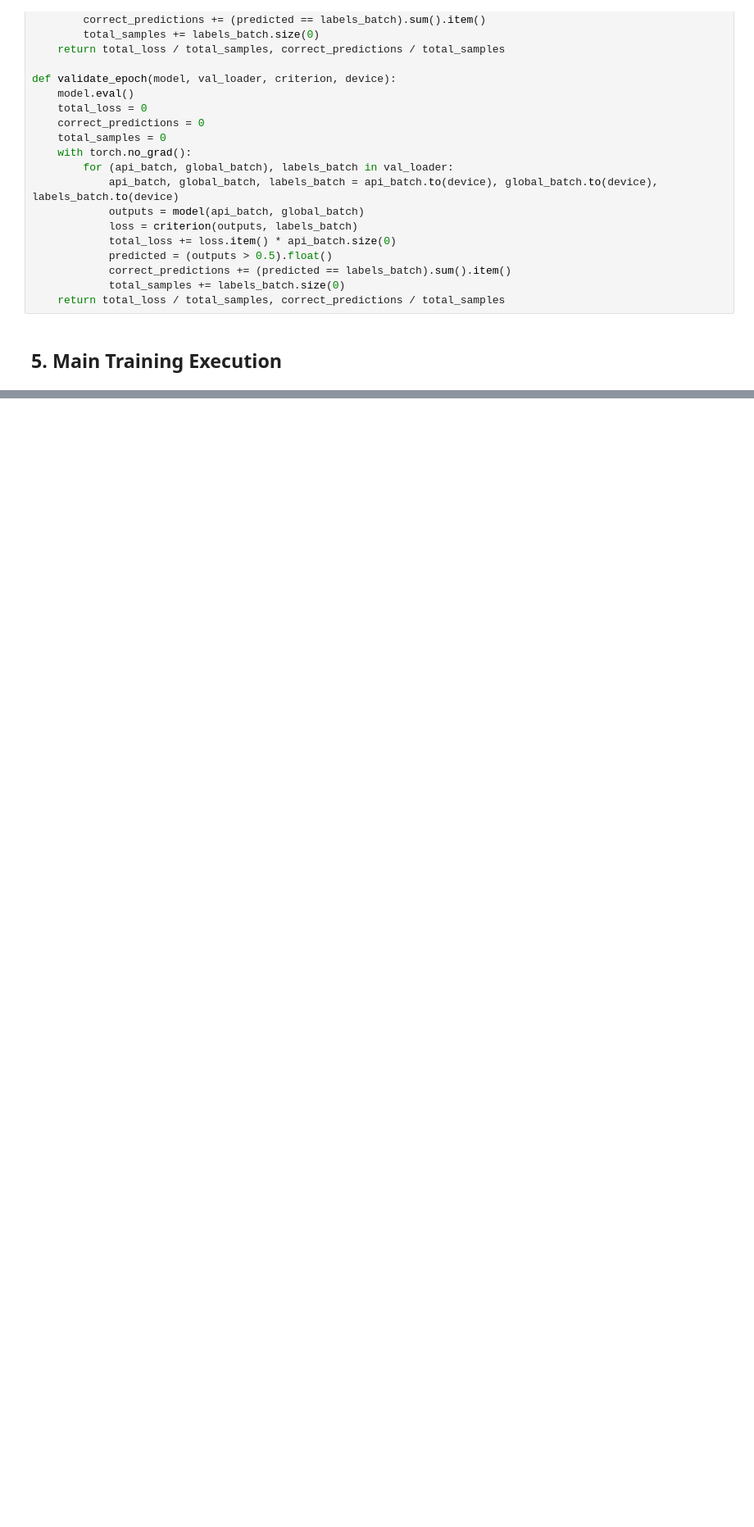
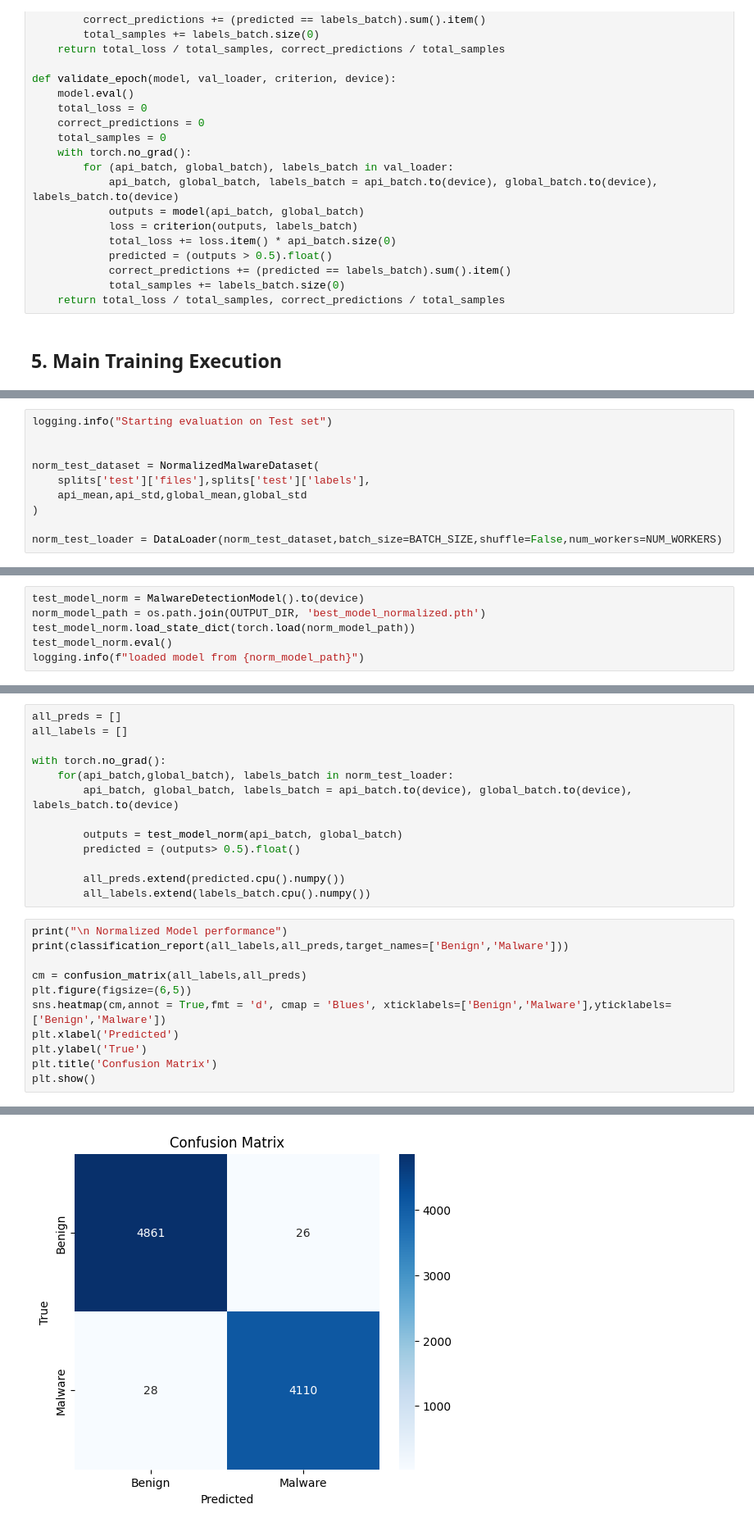
Before and after one commit to n-oli/SUM_reach, a Jupyter notebook: experiment.ipynb, the cells around one changed output, grey strips where cells are left out. Shown at 82% size. Cells and saved outputs as stored; diff of their text form; blank space fills up the shorter version.

```diff
--- a/experiment.ipynb
+++ b/experiment.ipynb
@@ -194,0 +459,10 @@ logging.info(f"Best validation accuracy: {best_val_accuracy:.4f}")
+# %%
+logging.info("Starting evaluation on Test set")
+
+
+norm_test_dataset = NormalizedMalwareDataset(
+    splits['test']['files'],splits['test']['labels'],
+    api_mean,api_std,global_mean,global_std
+)
+
+norm_test_loader = DataLoader(norm_test_dataset,batch_size=BATCH_SIZE,shuffle=False,num_workers=NUM_WORKERS)
@@ -194,0 +471,6 @@ logging.info(f"Best validation accuracy: {best_val_accuracy:.4f}")
+# %%
+test_model_norm = MalwareDetectionModel().to(device)
+norm_model_path = os.path.join(OUTPUT_DIR, 'best_model_normalized.pth')
+test_model_norm.load_state_dict(torch.load(norm_model_path))
+test_model_norm.eval()
+logging.info(f"loaded model from {norm_model_path}")
@@ -194,0 +479,25 @@ logging.info(f"Best validation accuracy: {best_val_accuracy:.4f}")
+# %%
+all_preds = []
+all_labels = []
+
+with torch.no_grad():
+    for(api_batch,global_batch), labels_batch in norm_test_loader:
+        api_batch, global_batch, labels_batch = api_batch.to(device), global_batch.to(device), labels_batch.to(device)
+
+        outputs = test_model_norm(api_batch, global_batch)
+        predicted = (outputs> 0.5).float()
+
+        all_preds.extend(predicted.cpu().numpy())
+        all_labels.extend(labels_batch.cpu().numpy())
+# %%
+print("\n Normalized Model performance")
+print(classification_report(all_labels,all_preds,target_names=['Benign','Malware']))
+
+cm = confusion_matrix(all_labels,all_preds)
+plt.figure(figsize=(6,5))
+sns.heatmap(cm,annot = True,fmt = 'd', cmap = 'Blues', xticklabels=['Benign','Malware'],yticklabels=['Benign','Malware'])
+plt.xlabel('Predicted')
+plt.ylabel('True')
+plt.title('Confusion Matrix')
+plt.show()
+# %% [output]
@@ -194,0 +513 @@ logging.info(f"Best validation accuracy: {best_val_accuracy:.4f}")
+[figure, added]
```
Also changed, not shown: parts of 32 cells of this notebook.
